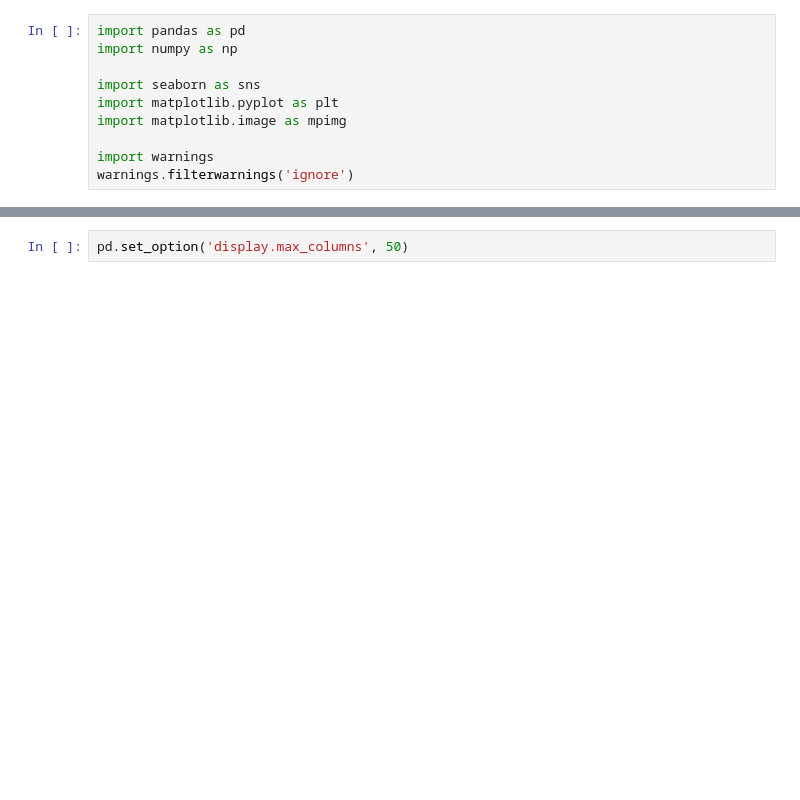
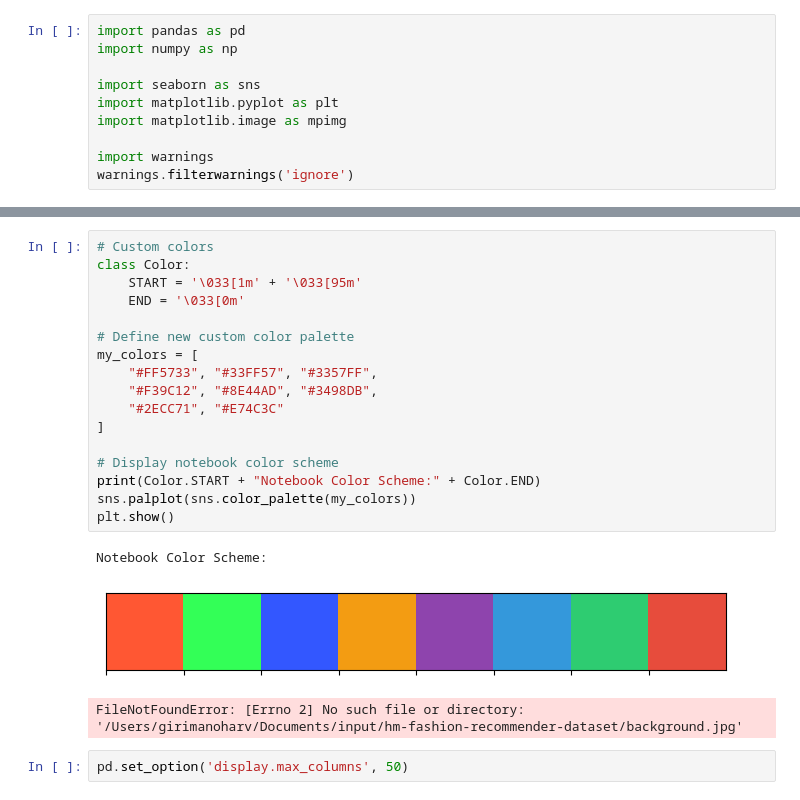
Before and after one commit to ManoharVit/Ecommerce-Fashion-Recommendation, a Jupyter notebook: FinalNotebook.ipynb, the cells around one changed output, grey strips where cells are left out. Drawn from its saved outputs; the diff is of its cells as text; blank space fills up the shorter version.

```diff
--- a/FinalNotebook.ipynb
+++ b/FinalNotebook.ipynb
@@ -53,2 +88,23 @@ warnings.filterwarnings('ignore')
+# %%
+# Custom colors
+class Color:
+    START = '\033[1m' + '\033[95m'
+    END = '\033[0m'
+
+# Define new custom color palette
+my_colors = [
+    "#FF5733", "#33FF57", "#3357FF",
+    "#F39C12", "#8E44AD", "#3498DB",
+    "#2ECC71", "#E74C3C"
+]
+
+# Display notebook color scheme
+print(Color.START + "Notebook Color Scheme:" + Color.END)
+sns.palplot(sns.color_palette(my_colors))
+plt.show()
+# %% [output]
+Notebook Color Scheme:
+[figure, added]
+FileNotFoundError: [Errno 2] No such file or directory: '/Users/girimanoharv/Documents/input/hm-fashion-recommender-dataset/background.jpg'
 # %%
 pd.set_option('display.max_columns', 50)
```
Also changed, not shown: parts of 18 cells of this notebook, 1 other file.
